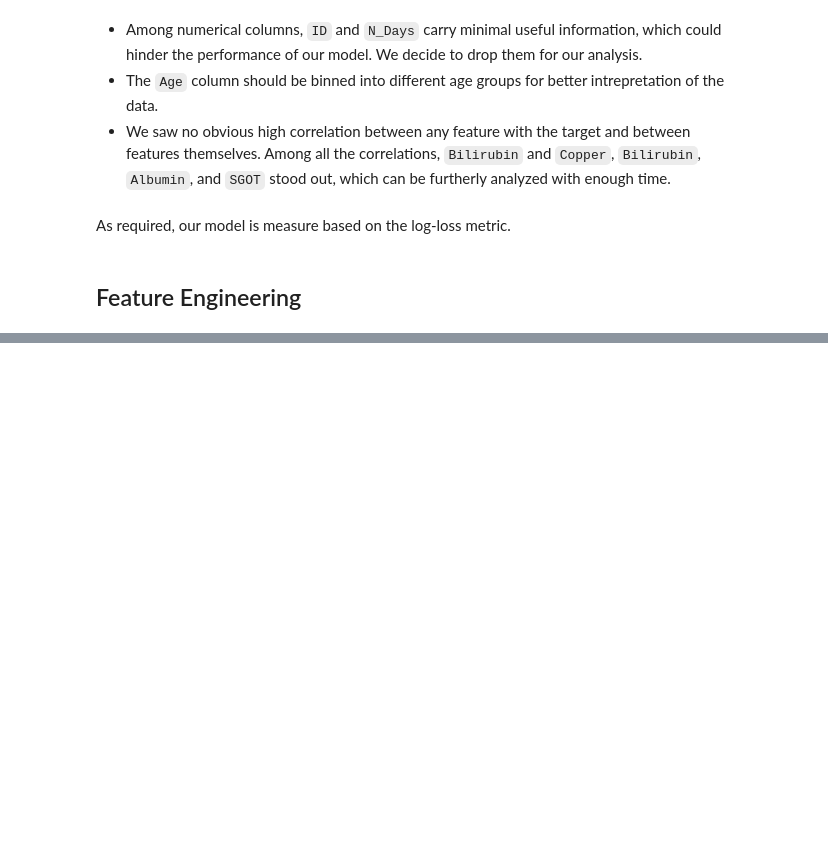
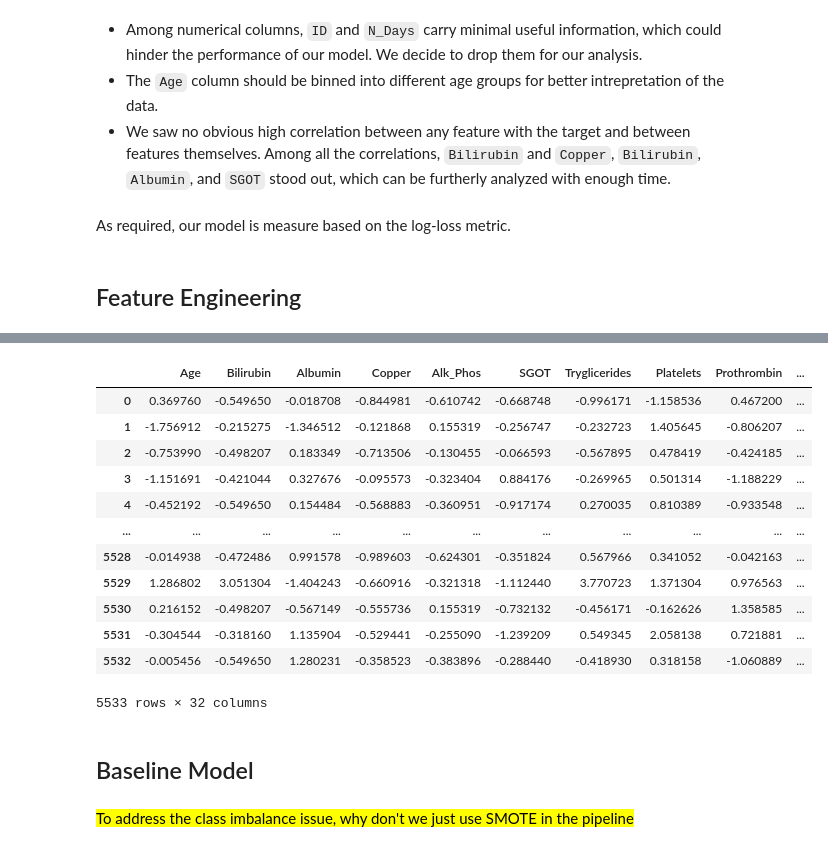
Before and after one commit to Yimei-Yang/Kaggle-MulticlassPrediction, a Jupyter notebook: multiclass.ipynb, the cells around one changed output, grey strips where cells are left out. Cells and saved outputs as stored; diff of their text form; code cells hidden in the pictures; blank space fills up the shorter version.

Commit message:
finished feature engineering
there are some questions needed to be addressed...

```diff
--- a/multiclass.ipynb
+++ b/multiclass.ipynb
@@ -222,0 +256,8 @@ As required, our model is measure based on the log-loss metric.
+# %%
+numeric_feat = ["Age", "Bilirubin", "Albumin", "Copper", "Alk_Phos", "SGOT", "Tryglicerides", "Platelets", "Prothrombin"]
+bin_feat = ["Age"]
+onehot_feat = ["Edema"]
+ordinal_feat = ["Stage"]
+binary_feat = ["Drug", "Sex", "Ascites", "Hepatomegaly", "Spiders"]
+drop_feat = ["N_Days", "id"]
+target = ["Status"]
@@ -222,0 +386,28 @@ As required, our model is measure based on the log-loss metric.
+# %%
+transformed_data = final_preprocessor.fit_transform(X_train)
+transformed_test = final_preprocessor.transform(X_test)
+# %%
+# Extracting feature names for KBinsDiscretizer
+bin_feature_names = initial_preprocessor.named_transformers_["binner"].get_feature_names_out(input_features=bin_feat)
+
+# Extracting feature names for OneHotEncoder
+onehot_feature_names = initial_preprocessor.named_transformers_["onehot"].get_feature_names_out(input_features=onehot_feat)
+
+# Extracting feature names for ordinal features
+ordinal_feature_names = initial_preprocessor.named_transformers_["ordinal"].get_feature_names_out(input_features=ordinal_feat)
+
+# Extracting feature names for binary features
+binary_feature_names = initial_preprocessor.named_transformers_["binary"].get_feature_names_out(input_features=binary_feat)
+
+# Combine all feature names
+all_feature_names = numeric_feat + bin_feature_names.tolist() + onehot_feature_names.tolist() + ordinal_feature_names.tolist()+ binary_feature_names.tolist()
+
+# Creating a DataFrame with the transformed data and feature names
+custom_feature_names = ['Bilirubin_Albumin', 'Symptom_Score', 'Liver_Function_Index', 'Risk_Score']
+
+# Now combine all feature names including those from custom transformers
+all_feature_names.extend(custom_feature_names)
+
+# Creating a DataFrame with the transformed data and all feature names
+transformed_df = pd.DataFrame(transformed_data, columns=all_feature_names)
+transformed_df.columns
@@ -222,0 +423,20 @@ As required, our model is measure based on the log-loss metric.
+# %%
+transformed_df
+# %% [output]
+|  | Age | Bilirubin | Albumin | Copper | Alk_Phos | SGOT | Tryglicerides | Platelets | Prothrombin | ... |
+| 0 | 0.369760 | -0.549650 | -0.018708 | -0.844981 | -0.610742 | -0.668748 | -0.996171 | -1.158536 | 0.467200 | ... |
+| 1 | -1.756912 | -0.215275 | -1.346512 | -0.121868 | 0.155319 | -0.256747 | -0.232723 | 1.405645 | -0.806207 | ... |
+| 2 | -0.753990 | -0.498207 | 0.183349 | -0.713506 | -0.130455 | -0.066593 | -0.567895 | 0.478419 | -0.424185 | ... |
+| 3 | -1.151691 | -0.421044 | 0.327676 | -0.095573 | -0.323404 | 0.884176 | -0.269965 | 0.501314 | -1.188229 | ... |
+| 4 | -0.452192 | -0.549650 | 0.154484 | -0.568883 | -0.360951 | -0.917174 | 0.270035 | 0.810389 | -0.933548 | ... |
+| ... | ... | ... | ... | ... | ... | ... | ... | ... | ... | ... |
+| 5528 | -0.014938 | -0.472486 | 0.991578 | -0.989603 | -0.624301 | -0.351824 | 0.567966 | 0.341052 | -0.042163 | ... |
+| 5529 | 1.286802 | 3.051304 | -1.404243 | -0.660916 | -0.321318 | -1.112440 | 3.770723 | 1.371304 | 0.976563 | ... |
+| 5530 | 0.216152 | -0.498207 | -0.567149 | -0.555736 | 0.155319 | -0.732132 | -0.456171 | -0.162626 | 1.358585 | ... |
+| 5531 | -0.304544 | -0.318160 | 1.135904 | -0.529441 | -0.255090 | -1.239209 | 0.549345 | 2.058138 | 0.721881 | ... |
+| 5532 | -0.005456 | -0.549650 | 1.280231 | -0.358523 | -0.383896 | -0.288440 | -0.418930 | 0.318158 | -1.060889 | ... |
+5533 rows × 32 columns
+# %% [markdown]
+## Baseline Model
+# %% [markdown]
+<mark> To address the class imbalance issue, why don't we just use SMOTE in the pipeline </mark>
```
Also changed, not shown: parts of 15 cells of this notebook.
